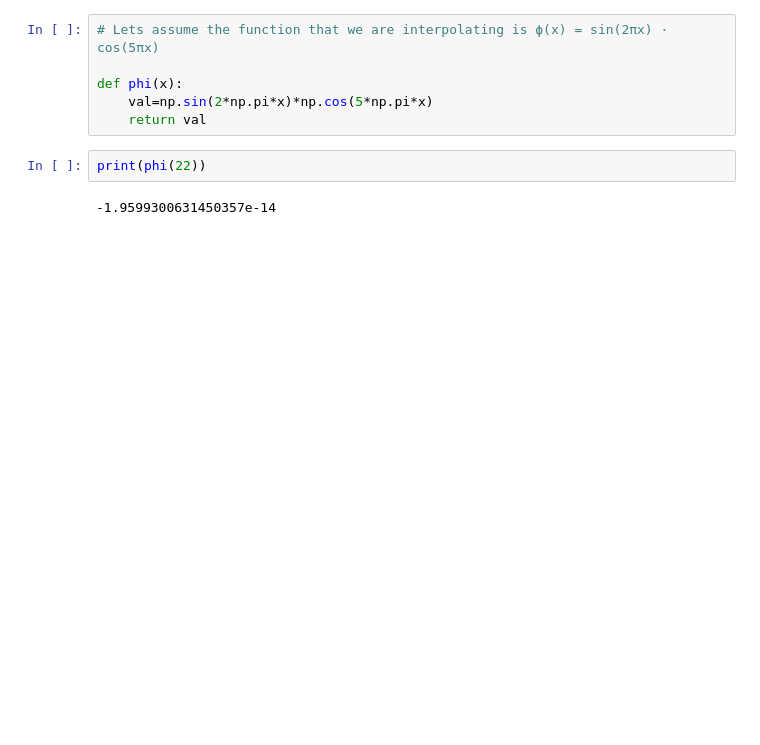
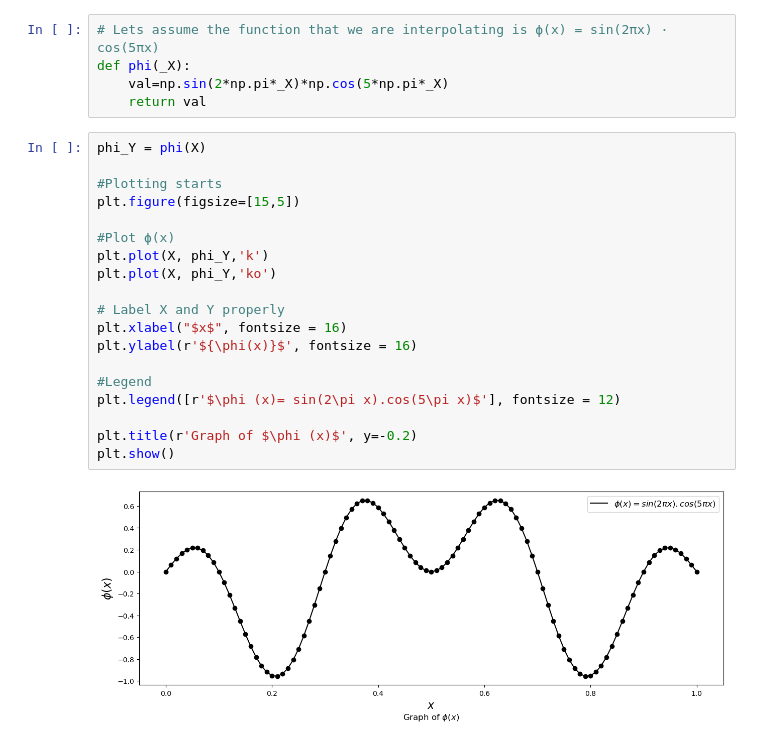
Before and after one commit to beemarsh/meshless_pde, a Jupyter notebook: rbf_interpolation.ipynb, the cells around one changed output. Saved outputs shown, nothing was run; the diff lists cells and outputs as text; blank space fills up the shorter version.

```diff
--- a/rbf_interpolation.ipynb
+++ b/rbf_interpolation.ipynb
@@ -20,10 +90,26 @@ import matplotlib.pyplot as pl
 # %%
 # Lets assume the function that we are interpolating is ϕ(x) = sin(2πx) · cos(5πx)
-
-def phi(x):
-    val=np.sin(2*np.pi*x)*np.cos(5*np.pi*x)
+def phi(_X):
+    val=np.sin(2*np.pi*_X)*np.cos(5*np.pi*_X)
     return val
-# %%
-print(phi(22))
-# %% [output]
--1.9599300631450357e-14
+# %%
+phi_Y = phi(X)
+
+#Plotting starts
+plt.figure(figsize=[15,5])
+
+#Plot ϕ(x)
+plt.plot(X, phi_Y,'k')
+plt.plot(X, phi_Y,'ko')
+
+# Label X and Y properly
+plt.xlabel("$x$", fontsize = 16)
+plt.ylabel(r'${\phi(x)}$', fontsize = 16)
+
+#Legend
+plt.legend([r'$\phi (x)= sin(2\pi x).cos(5\pi x)$'], fontsize = 12)
+
+plt.title(r'Graph of $\phi (x)$', y=-0.2)
+plt.show()
+# %% [output]
+[figure, added]
```
Also changed, not shown: parts of 34 cells of this notebook.
